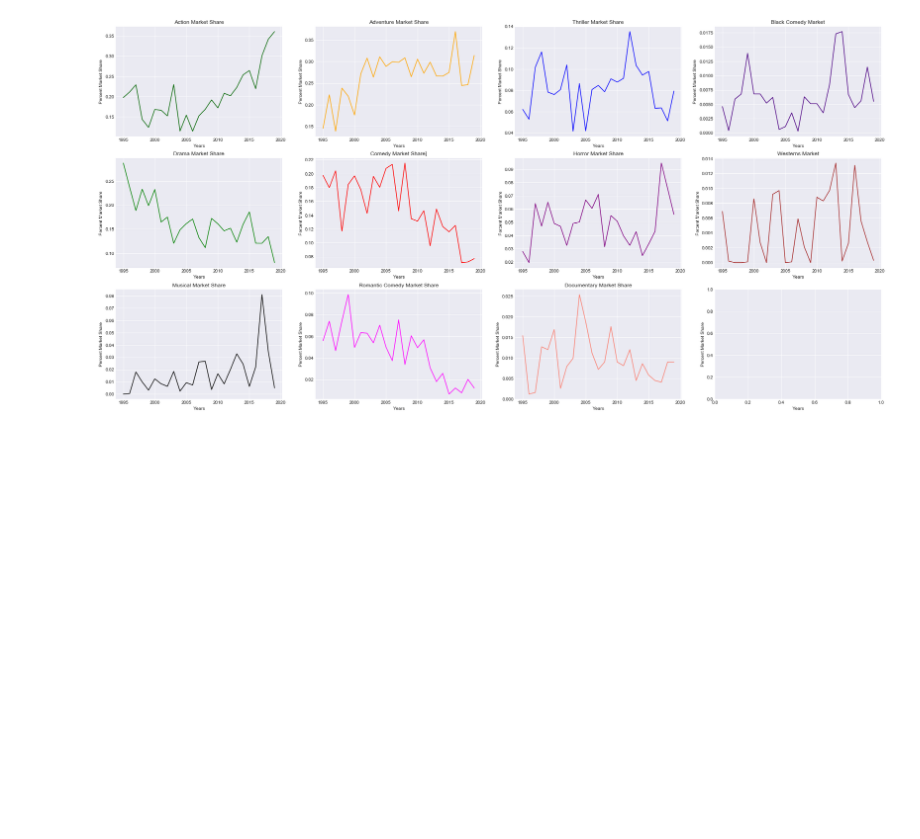
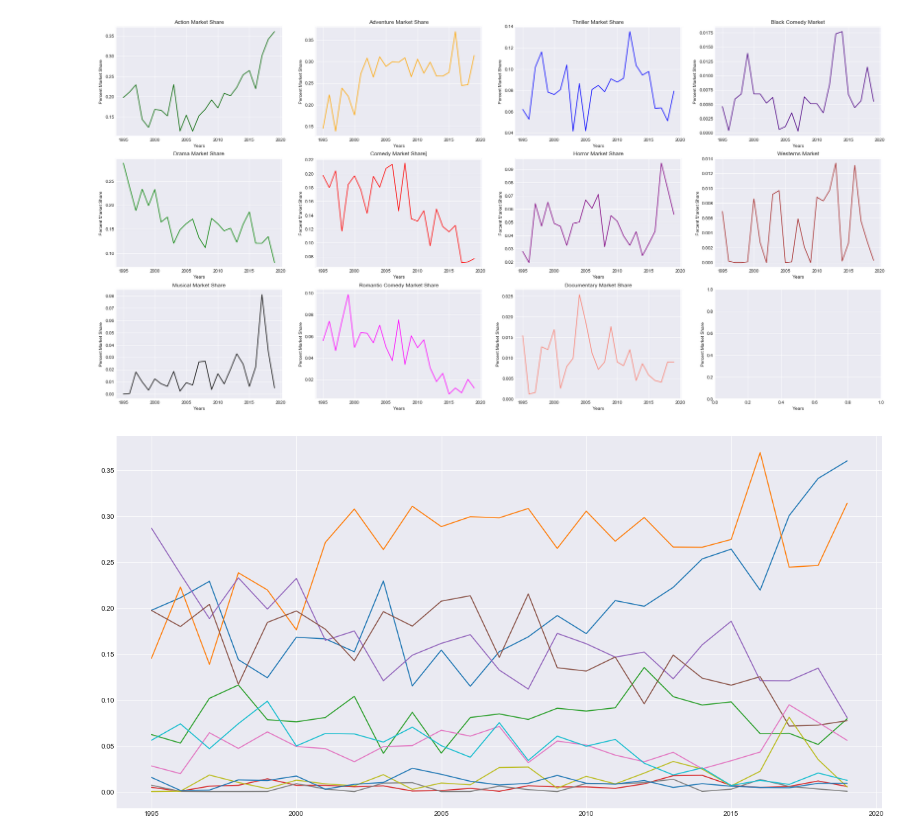
Before and after one commit to xxristoskk/microflix, a Jupyter notebook: Matplot Lib genre data.ipynb, the cells around one changed output. Saved outputs shown, nothing was run; the diff lists cells and outputs as text; code cells hidden in the pictures; blank space fills up the shorter version.

Commit message:
updated graphs

```diff
--- a/Matplot Lib genre data.ipynb
+++ b/Matplot Lib genre data.ipynb
@@ -210,3 +185,33 @@ for ax in axs.flat:
 #     ax.label_outer()
 # %% [output]
 [figure]
+# %%
+plt.figure(figsize=(20,10))
+
+x = years_list
+y_1 = action_market
+y_2 = adventure_market
+y_3 = thriller_market
+y_4 = black_comedy_market
+y_5 = drama_market
+y_6 = comedy_market
+y_7 = horror_market
+y_8 = western_market
+y_9 = musical_market
+y_10 = romantic_market
+y_11 = documentary_market
+
+plt.plot(x, y_1)
+plt.plot(x, y_2)
+plt.plot(x, y_3)
+plt.plot(x, y_4)
+plt.plot(x, y_5)
+plt.plot(x, y_6)
+plt.plot(x, y_7)
+plt.plot(x, y_8)
+plt.plot(x, y_9)
+plt.plot(x, y_10)
+plt.plot(x, y_11)
+plt.show()
+# %% [output]
+[figure, added]
```
Also changed, not shown: parts of 3 cells of this notebook.
